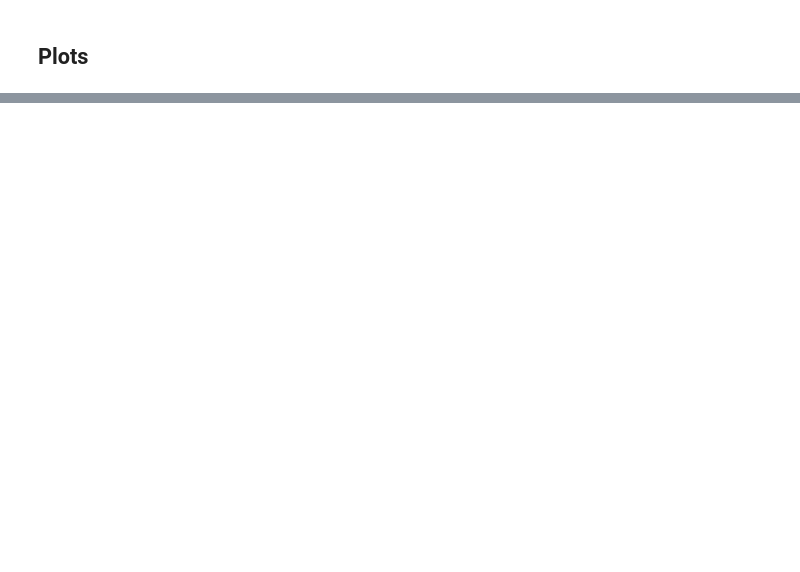
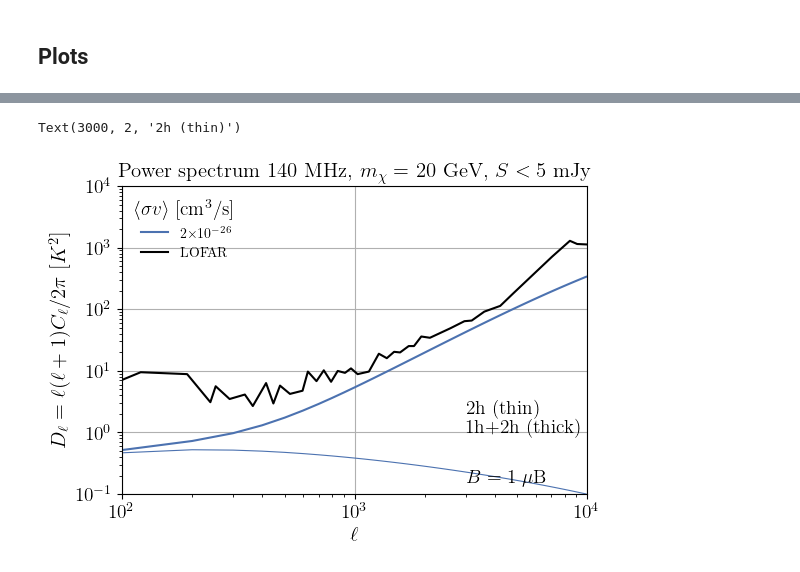
Before and after one commit to crimondino/dmsynch, a Jupyter notebook: power_spectrum.ipynb, the cells around one changed output, grey strips where cells are left out. Saved outputs shown, nothing was run; the diff lists cells and outputs as text; code cells hidden in the pictures; blank space fills up the shorter version.

```diff
--- a/power_spectrum.ipynb
+++ b/power_spectrum.ipynb
@@ -279,3 +366,65 @@ rcParams.update({'font.size':14})
+# %%
+# Plot power spectra in the radio
+fig, ax = plt.subplots(1, 1, figsize=(6, 4))
+col = sns.color_palette("deep", 4)
+
+mchi = 20
+sigmav_list = np.array([2.E-26, 5.E-26, 1.E-25])*CentiMeter**3/Second
+lofar_cells = np.loadtxt('data/LOFAR_cell.txt')
+freq_radio = 140E6*Hz
+conv_radio = 0.5/freq_radio**2
+flux_cut = 0.005 # 5 mJy
+
+for i, sigmav in enumerate(sigmav_list[:1]):
+
+    mchi = 20
+    j0factor = get_j0(mchi, sigmav, freq_radio)
+
+    integrand = (xs[None, None, :])**2 * jrs
+    flux_density = j0factor * rs_nfw**3/(aas[:, None]**5 * chis[:, None]**2) * np.trapz( integrand, xs, axis=2)
+    cut_flux_density = np.heaviside(flux_cut/flux_density-1, 0) #np.ones(np.shape(flux_density_Bflat)) #
+
+    integrand_Bflat = (xs[None, None, :])**2 * jrs_Bflat
+    flux_density_Bflat = j0factor * rs_nfw**3/(aas[:, None]**5 * chis[:, None]**2) * np.trapz( integrand_Bflat, xs, axis=2)
+    cut_flux_density_Bflat = np.heaviside(flux_cut/flux_density_Bflat-1, 0) #np.ones(np.shape(flux_density_Bflat)) #
+
+    #### 1-halo term ####
+    int_over_m = np.trapz(nzm[:, :, None] * np.abs(jells)**2 * cut_flux_density[:, :, None], ms, axis=1)
+    Cell_1h = np.trapz(dvols[:, None] * int_over_m, zs, axis=0)
+    int_over_m = np.trapz(nzm[:, :, None] * np.abs(jells_Bflat)**2 * cut_flux_density_Bflat[:, :, None], ms, axis=1)
+    Cell_1h_Bflat = np.trapz(dvols[:, None] * int_over_m, zs, axis=0)
+    #### 2-halo term ####
+    Pzell  = get_fourier_to_multipole_Pkz(zs, ks, chis, ell_list, PzkLin)
+    int_over_m_bias = np.trapz(nzm[:, :, None] * biases[:, :, None] * jells * cut_flux_density[:, :, None], ms, axis=1)
+    Cell_2h = np.trapz(dvols[:, None] * int_over_m_bias**2 * Pzell, zs, axis=0)
+    int_over_m_bias = np.trapz(nzm[:, :, None] * biases[:, :, None] * jells_Bflat * cut_flux_density_Bflat[:, :, None], ms, axis=1)
+    Cell_2h_Bflat = np.trapz(dvols[:, None] * int_over_m_bias**2 * Pzell, zs, axis=0)
+
+    Cell_1h_radio = ( conv_radio/Kelvin )**2 * Cell_1h * Jy**2
+    Cell_2h_radio = ( conv_radio/Kelvin )**2 * Cell_2h * Jy**2
+    Cell_1h_radio_Bflat = ( conv_radio/Kelvin )**2 * Cell_1h_Bflat * Jy**2
+    Cell_2h_radio_Bflat = ( conv_radio/Kelvin )**2 * Cell_2h_Bflat * Jy**2
+
+    ax.plot(ell_list, ell_list*(ell_list+1)/(2.*np.pi)*(j0factor**2)*(Cell_1h_radio + Cell_2h_radio), color=col[i], label=r'{}'.format(fmt(sigmav/(CentiMeter**3/Second))))
+    ax.plot(ell_list, ell_list*(ell_list+1)/(2.*np.pi)*(j0factor**2)*(Cell_2h_radio ), color=col[i], linewidth=0.8)
+    #ax.plot(ell_list, ell_list*(ell_list+1)/(2.*np.pi)*(j0factor**2)*(Cell_1h_radio_Bflat + Cell_2h_radio_Bflat), color=col[i], linestyle='dashed')
+
+ax.plot(lofar_cells[:, 0], lofar_cells[:, 1], color='k', label='LOFAR')
+ax.set_xscale('log'); ax.set_yscale('log')
+ax.set_xlim(100, 1e4); ax.set_ylim(1e-1, 1E4)
+ax.legend(loc='upper left', ncol=1, fontsize=10, frameon=False, title=r'$\langle \sigma v \rangle\ [\mathrm{cm}^3/\mathrm{s}]$')
+ax.grid()
+ax.set_xlabel(r'$\ell$', fontsize=15); ax.set_ylabel(r'$D_{\ell} = \ell(\ell+1)C_{\ell}/2\pi\ [K^2]$', fontsize=15)
+ax.set_title(r'Power spectrum 140 MHz, $m_{\chi} =$ '+str(mchi)+' GeV, $S < 5$ mJy', fontsize=15);
+#ax.text(1500, 0.13, 'Auriga B field (solid)')
+ax.text(3000, 0.15, r'$B = 1\ \mu$B')
+ax.text(3000, 1, r'1h+2h (thick)')
+ax.text(3000, 2, r'2h (thin)')
+
+#fig.savefig('figs/power_spectra_LOFAR.pdf', bbox_inches='tight')
+# %% [output]
+Text(3000, 2, '2h (thin)')
+[figure, added]
 # %%
 # Plot power spectra in the radio
 fig, ax = plt.subplots(1, 1, figsize=(6, 4))
```
Also changed, not shown: parts of 20 cells of this notebook, 3 other files.
